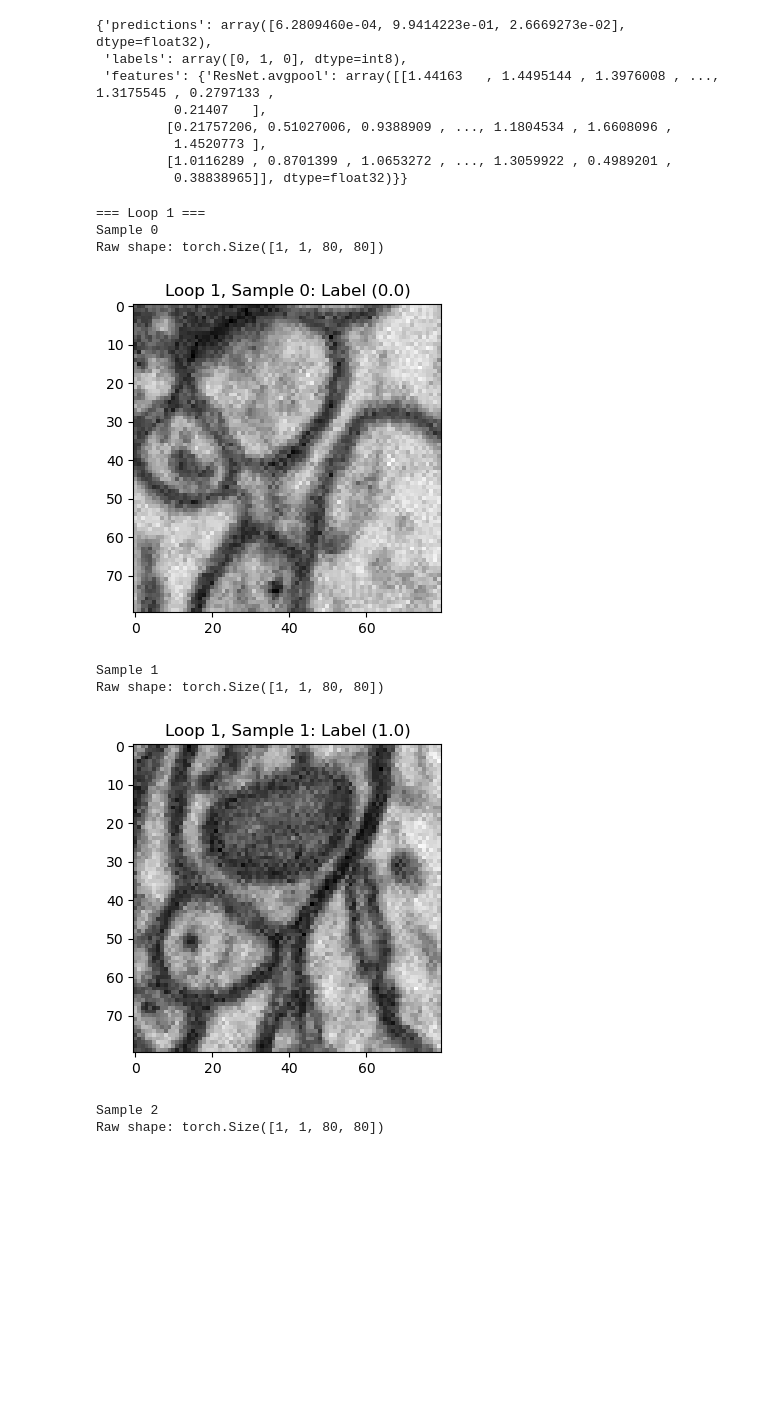
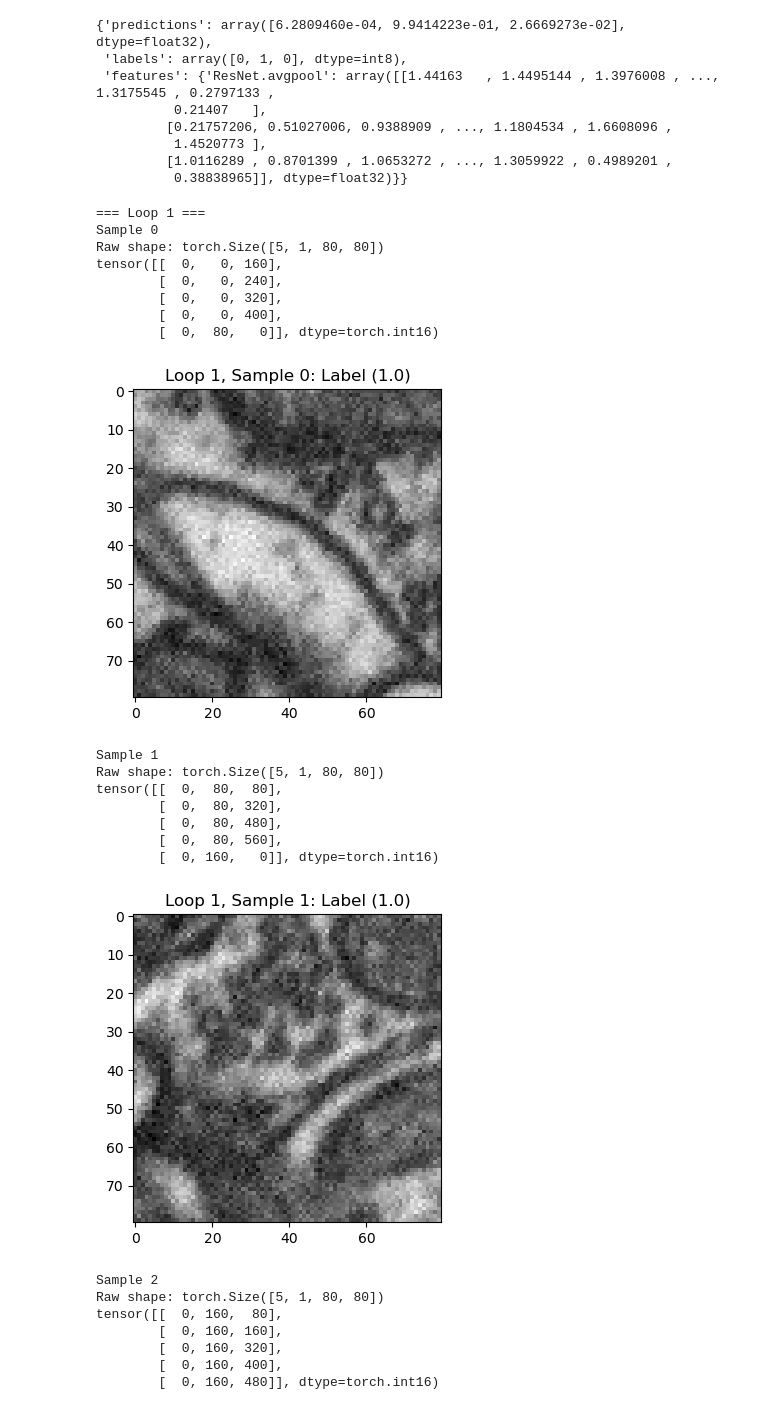
Before and after one commit to kreshuklab/model_ranking, a Jupyter notebook: notebooks/model_selection/classification/checks/dataloader_check2.ipynb, the cells around one changed output. Drawn from its saved outputs; the diff is of its cells as text; code cells hidden in the pictures; blank space fills up the shorter version.

```diff
--- a/notebooks/model_selection/classification/dataloader_check2.ipynb
+++ b/notebooks/model_selection/classification/checks/dataloader_check2.ipynb
@@ -75,7 +77,7 @@ dataloader_config: Dict[str, Any] = {
         "mask_return_mode": False,
         "patch_return_mode": False,
     },
-    "n_samples": 3,
+    "n_samples": None,
     "ndim": 2,
     "batch_size": 1,
     "shuffle": False,
@@ -142,34 +144,34 @@ Raw shape: torch.Size([1, 1, 80, 80])
 dataloader_config: Dict[str, Any] = {
     "patch_position": {
         "patch_pos_path": '/g/kreshuk/talks/data/epfl/classification_patches/epfl_resized_01_80x80.h5',
-        "patch_pos_key": 'validation',
+        "patch_pos_key": 'testing',
         "roi": None,
         "rnd_seed": None,
         "n_unique_patches": None
     },
-    # "aug_config": None,
-    "aug_config": {
-        "aug_rnd_seed": 1,
-        "transform_params": None,
-        "raw_transform_params": [{"name": "RandomGamma", "p": 0.5, "params": {"alpha":[0.2,2]}}, {"name": "RandomBrightness", "p": 0.5, "params": {"alpha": [0.0,0.3]}}], #["AdditiveGaussianNoise", {"p": 0.15}, {"scale":[0.0,0.3]}]],
-        "ndim": 2,
-        "n_samples": 2
-    },
+    "aug_config": None,
+    # "aug_config": {
+    #     "aug_rnd_seed": 1,
+    #     "transform_params": None,
+    #     "raw_transform_params": [{"name": "RandomGamma", "p": 0.5, "params": {"alpha":[0.2,2]}}, {"name": "RandomBrightness", "p": 0.5, "params": {"alpha": [0.0,0.3]}}], #["AdditiveGaussianNoise", {"p": 0.15}, {"scale":[0.0,0.3]}]],
+    #     "ndim": 2,
+    #     "n_samples": 2
+    # },
     "dataset": {
-        "raw_path": "/scratch/talks/data/EPFL/val.h5",
+        "raw_path": "/scratch/talks/data/EPFL/test.h5",
         "raw_key": "raw",
-        "mask_path": "/scratch/talks/data/EPFL/val.h5",
+        "mask_path": "/scratch/talks/data/EPFL/test.h5",
         "mask_key": "labels",
         "patch_shape": (1, 80, 80),
         "repeat_patches": False,
-        "sample_patches": True,
-        "patch_rnd_seed": 2,
+        "sample_patches": False,
+        "patch_rnd_seed": None,
         "mask_return_mode": False,
-        "patch_return_mode": False,
+        "patch_return_mode": True,
     },
-    "n_samples": 3,
+    "n_samples": None,
     "ndim": 2,
-    "batch_size": 1,
+    "batch_size": 5,
     "shuffle": False,
     "num_workers": 1
 }
@@ -206,26 +221,42 @@ output
 # %%
 raws = []
 for loop_num in range(1):
     print(f"\n=== Loop {loop_num + 1} ===")
-    for i, (raw, label) in enumerate(TTA_loaders['Gamma_a02-2']):
+    for i, (raw, label, pos) in enumerate(TTA_loaders['None']):
         print(f"Sample {i}")
         print(f"Raw shape: {raw.shape}")
+        print(pos)
 
         plt.figure(figsize=(6, 4))
-        _ = plt.imshow(raw.numpy().squeeze(), cmap='grey')
-        _ = plt.title(f"Loop {loop_num + 1}, Sample {i}: Label ({label.numpy().squeeze()})")
+        _ = plt.imshow(raw[0].numpy().squeeze(), cmap='grey')
+        _ = plt.title(f"Loop {loop_num + 1}, Sample {i}: Label ({label[0].numpy().squeeze()})")
         plt.show()
 
-        raws.append(raw.numpy().copy())
+        raws.append(raw[0].numpy().copy())
         if i > 3:
             break
 # %% [output]
 === Loop 1 ===
 Sample 0
-Raw shape: torch.Size([1, 1, 80, 80])
+Raw shape: torch.Size([5, 1, 80, 80])
+tensor([[  0,   0, 160],
+        [  0,   0, 240],
+        [  0,   0, 320],
+        [  0,   0, 400],
+        [  0,  80,   0]], dtype=torch.int16)
-[figure, old version]
+[figure, new version]
 Sample 1
-Raw shape: torch.Size([1, 1, 80, 80])
+Raw shape: torch.Size([5, 1, 80, 80])
+tensor([[  0,  80,  80],
+        [  0,  80, 320],
+        [  0,  80, 480],
+        [  0,  80, 560],
+        [  0, 160,   0]], dtype=torch.int16)
-[figure, old version]
+[figure, new version]
 Sample 2
-Raw shape: torch.Size([1, 1, 80, 80])
+Raw shape: torch.Size([5, 1, 80, 80])
+tensor([[  0, 160,  80],
+        [  0, 160, 160],
+        [  0, 160, 320],
+        [  0, 160, 400],
+        [  0, 160, 480]], dtype=torch.int16)
```
Also changed, not shown: parts of 13 cells of this notebook.
